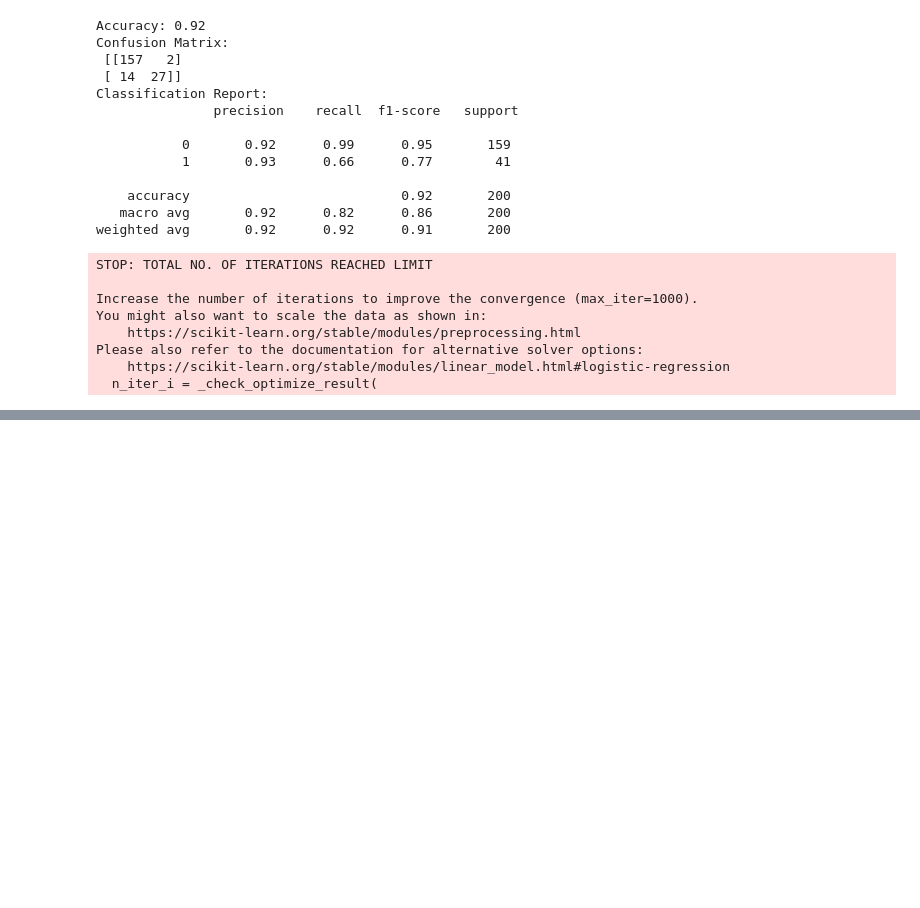
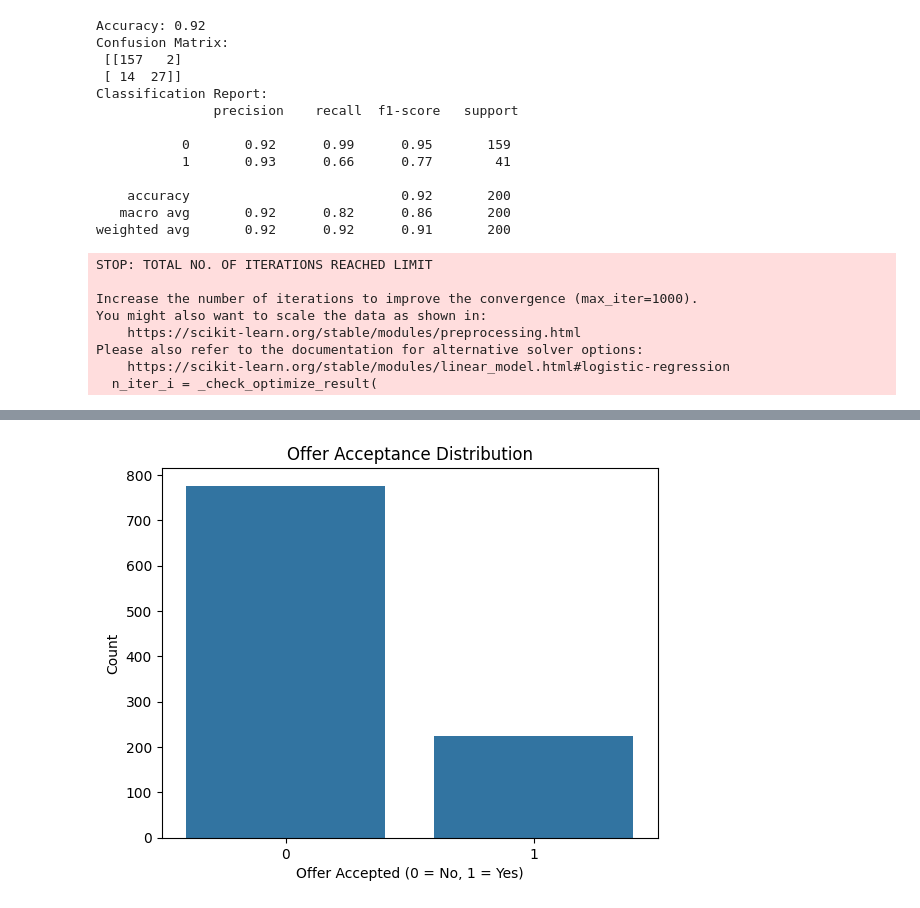
Before and after one commit to Japneet-29/Card-Spend-Analysis, a Jupyter notebook: card_offer_analysis.ipynb, the cells around one changed output, grey strips where cells are left out. Saved outputs shown, nothing was run; the diff lists cells and outputs as text; code cells hidden in the pictures; blank space fills up the shorter version.

Commit message:
added plots

```diff
--- a/card_offer_analysis.ipynb
+++ b/card_offer_analysis.ipynb
@@ -4,7 +4,7 @@ from sklearn.model_selection import train_test_split
 from sklearn.linear_model import LogisticRegression
 from sklearn.metrics import accuracy_score, confusion_matrix, classification_report
 
-df = pd.read_csv("Improved_OfferAcceptanceData.csv")
+df = pd.read_csv("card-offer-data.csv")
 
 df.drop('CustomerID', axis=1, inplace=True)
 
@@ -12,7 +12,6 @@ X = pd.get_dummies(df.drop('OfferAccepted', axis=1), drop_first=True)
 
 y = df['OfferAccepted']
 
-# Step 5: Train-test split
 X_train, X_test, y_train, y_test = train_test_split(X, y, test_size=0.2, random_state=42)
 
 model = LogisticRegression(max_iter=1000)
@@ -63,0 +64,10 @@ plt.show()
+# %%
+import matplotlib.pyplot as plt
+import seaborn as sns
+sns.countplot(data=df, x='OfferAccepted')
+plt.title('Offer Acceptance Distribution')
+plt.xlabel('Offer Accepted (0 = No, 1 = Yes)')
+plt.ylabel('Count')
+plt.show()
+# %% [output]
+[figure, added]
```
Also changed, not shown: parts of 7 cells of this notebook, 8 other files.
